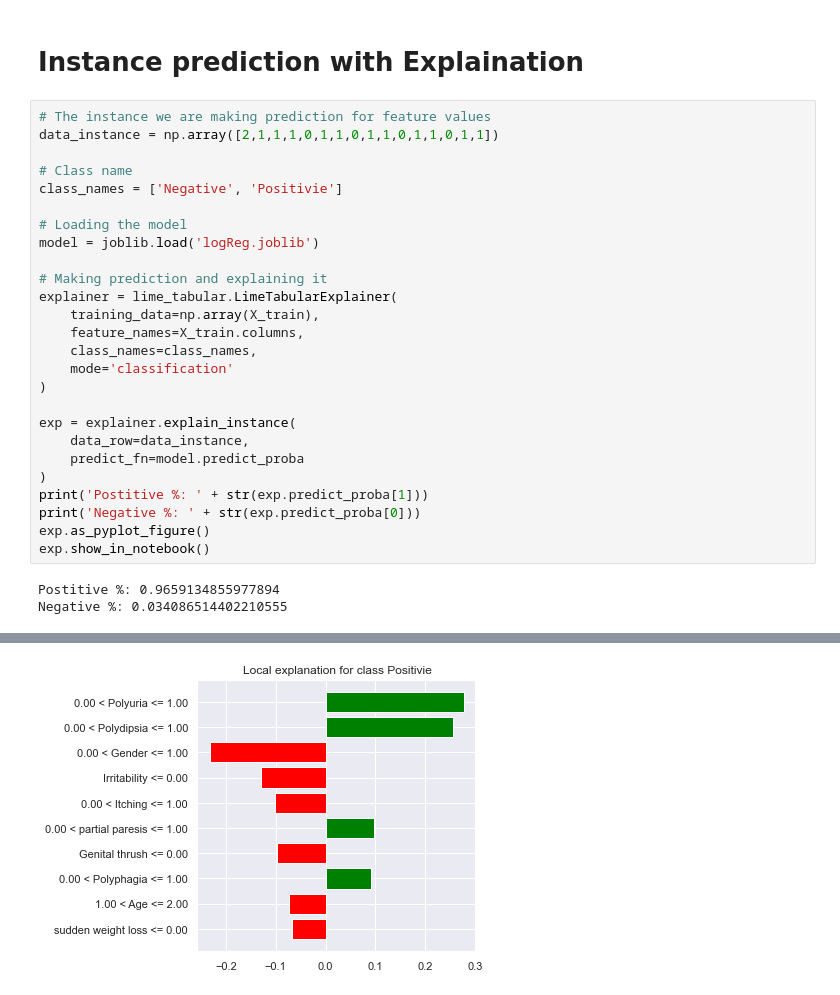
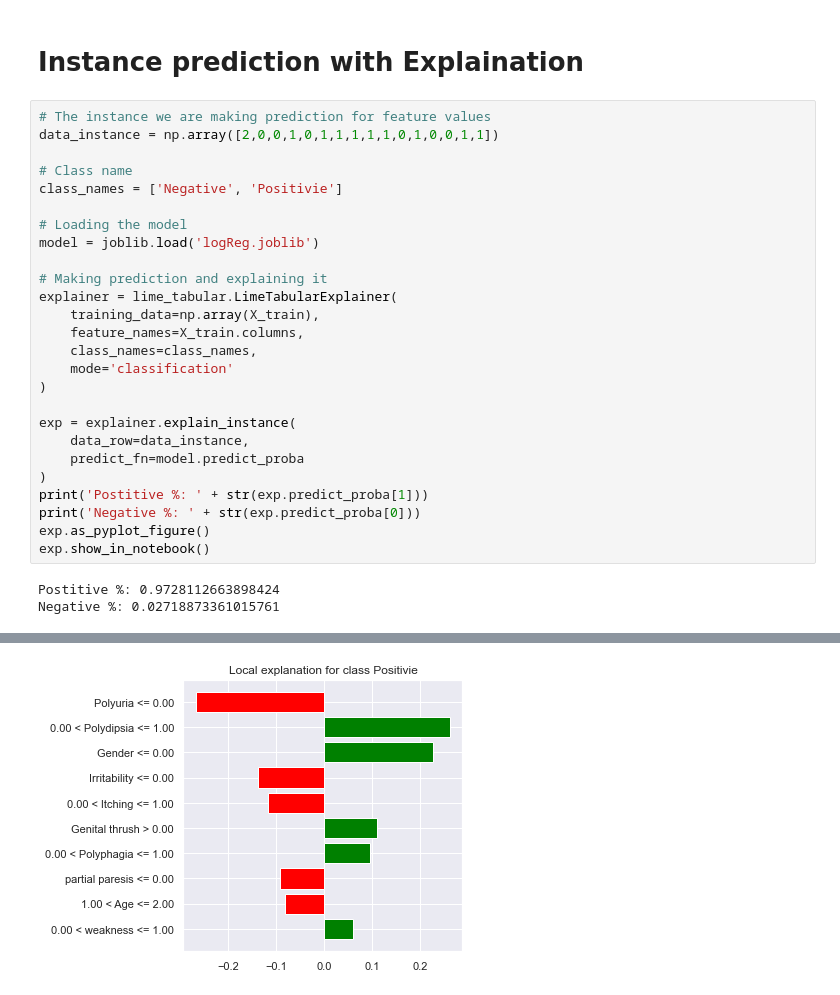
Before and after one commit to LaithSharia/Early-stage-diabetes-risk-prediction, a Jupyter notebook: Early stage diabetes risk prediction.ipynb, the cells around one changed output, grey strips where cells are left out. Drawn from its saved outputs; the diff is of its cells as text.

```diff
--- a/Early stage diabetes risk prediction.ipynb
+++ b/Early stage diabetes risk prediction.ipynb
@@ -450,32 +452,32 @@ Epoch 150/150
 # Instance prediction with Explaination
 # %%
 # The instance we are making prediction for feature values
-data_instance = np.array([2,1,1,1,0,1,1,0,1,1,0,1,1,0,1,1])
+data_instance = np.array([2,0,0,1,0,1,1,1,1,1,0,1,0,0,1,1])
 
 # Class name
 class_names = ['Negative', 'Positivie']
 
 # Loading the model
 model = joblib.load('logReg.joblib')
 
 # Making prediction and explaining it
 explainer = lime_tabular.LimeTabularExplainer(
     training_data=np.array(X_train),
     feature_names=X_train.columns,
     class_names=class_names,
     mode='classification'
 )
 
 exp = explainer.explain_instance(
     data_row=data_instance,
     predict_fn=model.predict_proba
 )
 print('Postitive %: ' + str(exp.predict_proba[1]))
 print('Negative %: ' + str(exp.predict_proba[0]))
 exp.as_pyplot_figure()
 exp.show_in_notebook()
 # %% [output]
-Postitive %: 0.9659134855977894
-Negative %: 0.034086514402210555
+Postitive %: 0.9728112663898424
+Negative %: 0.02718873361015761
 [interactive output not drawn]
-[figure, old version]
+[figure, new version]
```
Also changed, not shown: parts of 6 cells of this notebook.
